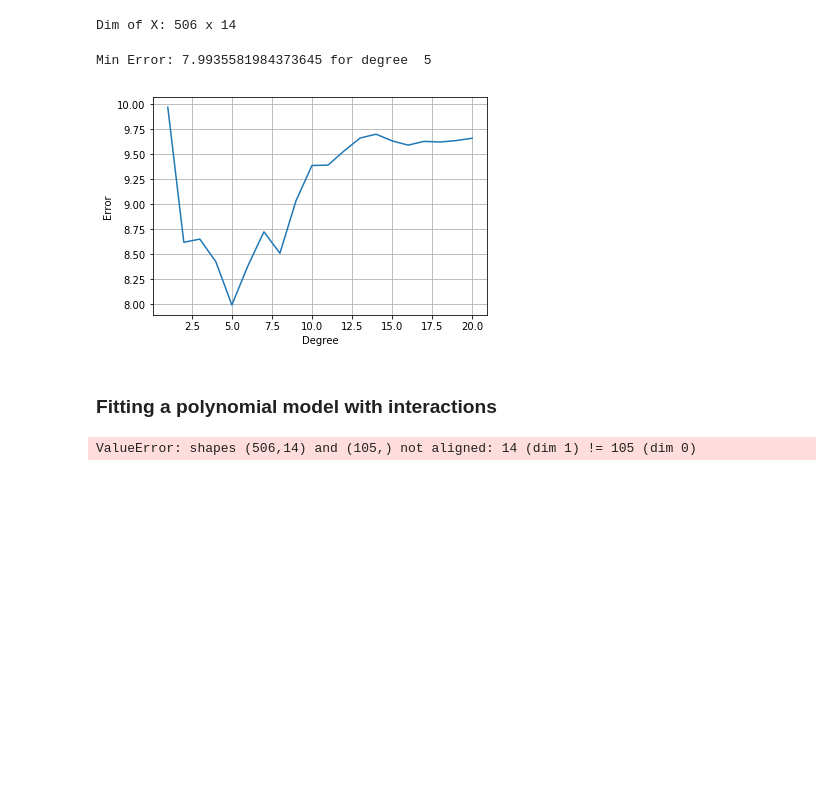
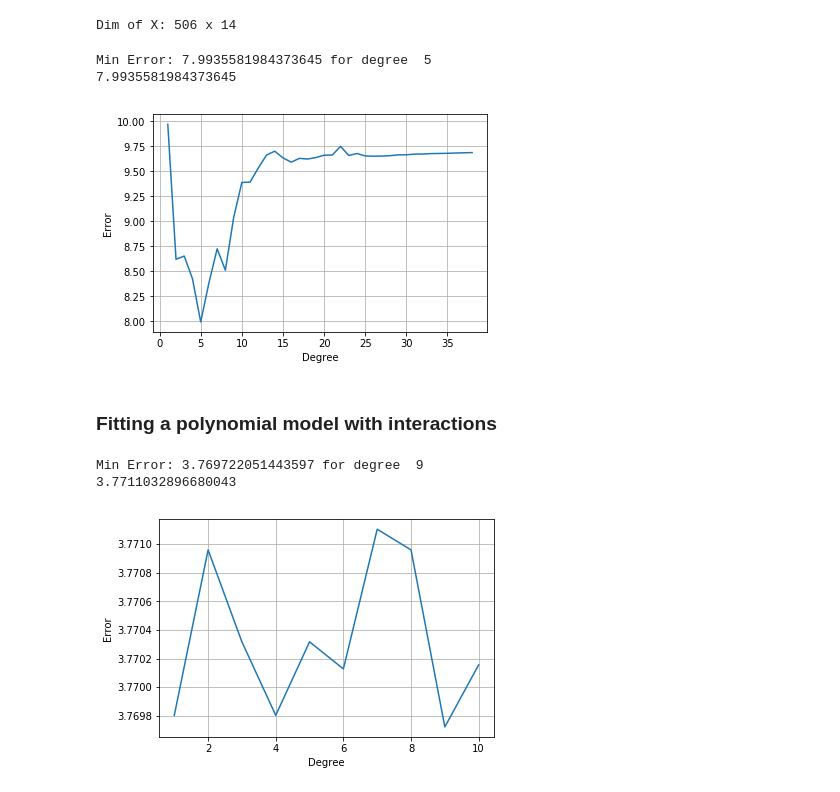
Before and after one commit to erickgrm/machine-learning, a Jupyter notebook: tareas/tarea3/problema1_t2.ipynb, the cells around one changed output. Saved outputs shown, nothing was run; the diff lists cells and outputs as text; code cells hidden in the pictures; blank space fills up the shorter version.

```diff
--- a/tareas/tarea3/problema1_t2.ipynb
+++ b/tareas/tarea3/problema1_t2.ipynb
@@ -77,12 +78,9 @@ for d in range(0,38):
     dmodel.fit(X,y)
     results[d] = cr.sqerror(dmodel.predict(X),y)
 # %%
-# Minimum error and degree in 1,..., 50 that ensures it
+# Minimum error and degree among 1,...,39 that ensures it
 print("Min Error:", np.min(results), "for degree ", np.argmin(results) + 1)
-
-#print(results[6])
-#xs = [d for d in range(1,51)]
-
+print(results[4])
 plt.plot(np.arange(1,39), results)
 plt.grid(True)
 plt.ylabel("Error")
@@ -90,13 +88,14 @@ plt.xlabel("Degree")
 plt.show()
 # %% [output]
 Min Error: 7.9935581984373645 for degree  5
+7.9935581984373645
-[figure, old version]
+[figure, new version]
 # %% [markdown]
 ### Fitting a polynomial model with interactions
 # %%
 from sklearn.preprocessing import PolynomialFeatures
 
-poly = PolynomialFeatures(2)
+poly = PolynomialFeatures(3)
 pX = poly.fit_transform(data.values[0:,:-1])
 # %%
 results = np.zeros(10)
@@ -104,6 +103,17 @@ for d in range(0,10):
     s = 0.0
     dmodel = linear_model.LinearRegression()
     dmodel.fit(pX,y, d + 1)
-    results[d] = cr.sqerror(dmodel.predict(X),y)
+    results[d] = cr.sqerror(dmodel.predict(pX),y)
-# %% [output]
-ValueError: shapes (506,14) and (105,) not aligned: 14 (dim 1) != 105 (dim 0)
+# %%
+# Minimum error and degree among 1,...,39 that ensures it
+print("Min Error:", np.min(results), "for degree ", np.argmin(results) + 1)
+print(results[6])
+plt.plot(np.arange(1,11), results)
+plt.grid(True)
+plt.ylabel("Error")
+plt.xlabel("Degree")
+plt.show()
+# %% [output]
+Min Error: 3.769722051443597 for degree  9
+3.7711032896680043
+[figure, added]
```
Also changed, not shown: parts of 2 cells of this notebook.
